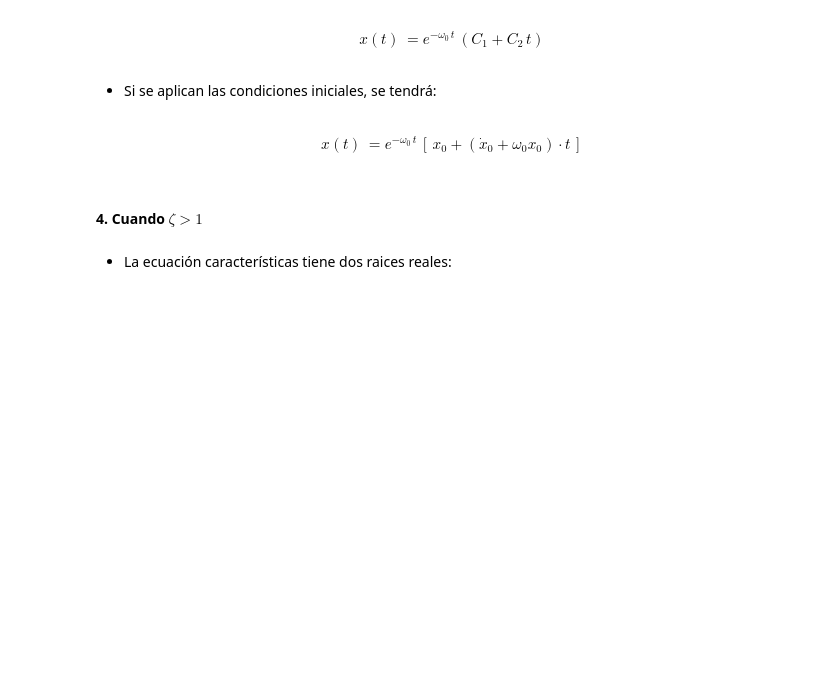
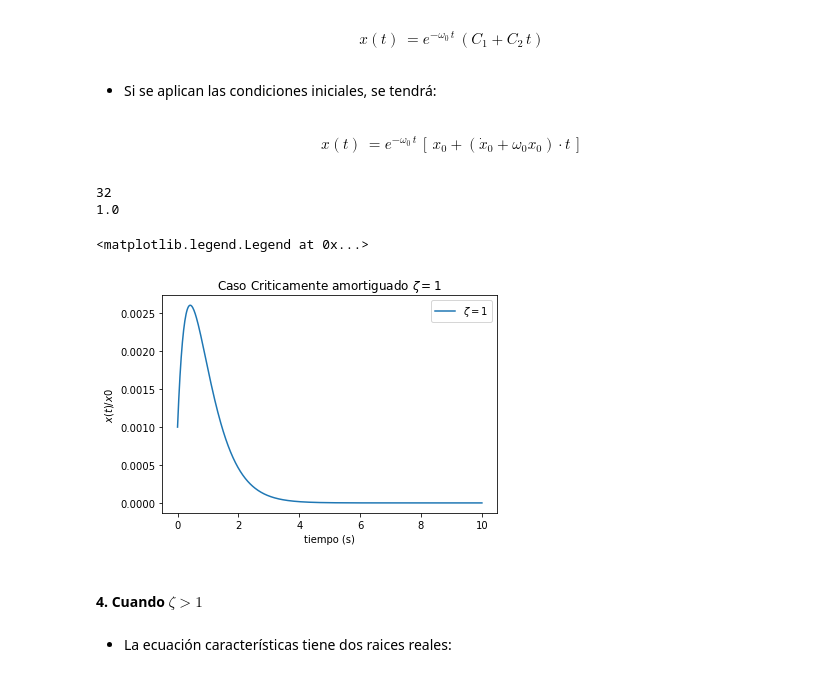
Before and after one commit to rafaelphayde/acus125-RafaelP-DanielaN, a Jupyter notebook: Tarea 2 - ACUS125 - Daniela Narvaez y Rafael Penailillo.ipynb, the cells around one changed output. Saved outputs shown, nothing was run; the diff lists cells and outputs as text; code cells hidden in the pictures; blank space fills up the shorter version.

```diff
--- a/Tarea 2 - ACUS125 - Daniela Narvaez y Rafael Penailillo.ipynb
+++ b/Tarea 2 - ACUS125 - Daniela Narvaez y Rafael Penailillo.ipynb
@@ -171,6 +246,51 @@ x(t)&=e^{-\omega_{0}\,t}\,(C_{1}+C_{2}\,t)
 x(t)&=e^{-\omega_{0}\,t}\,[\,x_{0}+(\dot{x}_{0}+\omega_{0}x_{0})\cdot t\,]
 \label{eq14}\tag{14}
 \end{align*}
+# %%
+import numpy as np
+from matplotlib import pyplot as plt
+
+# Datos
+wn1  = 2 # (rad/s)
+m    = 8 # kg
+k    = m*wn1**2
+
+print(k)
+m = 8 # kg
+c = 32 # kg/s
+k = 32 # N/m
+
+# Condiciones iniciales
+x10   = 0.001 # m
+v10   = 0.01  #m/s
+v02  = -0.015  #m/s
+
+# Calculamos los parametros
+zeta = c/(2*np.sqrt(k*m))
+#w0   = np.sqrt(k/m)
+#wd   = w0*np.sqrt(1-zeta**2)
+#A    = np.sqrt(x0**2+((v0+zeta*w0*x0)/wd)**2)
+#fid  = np.arctan((x0*wd)/(v0+zeta*w0*x0))
+#T    = 2*np.pi/wd
+
+print(zeta)
+
+# Dibujamos la solución
+t    = np.linspace(0., 10.0, num=500)
+x    = np.exp(-zeta*wn1*t)*(x10+(v10+wn1*x10)*t )
+ax   = plt.gca()
+
+ax.plot(t, x,label='$\zeta=1$')
+
+plt.xlabel('tiempo (s)')
+plt.ylabel('$x(t)/x0$ ')
+plt.title('Caso Criticamente amortiguado $\zeta=1$')
+ax.legend()
+# %% [output]
+32
+1.0
+<matplotlib.legend.Legend at 0x...>
+[figure, added]
 # %% [markdown]
 #### 4. Cuando $\zeta>1$
 # %% [markdown]
```
Also changed, not shown: parts of 46 cells of this notebook.
